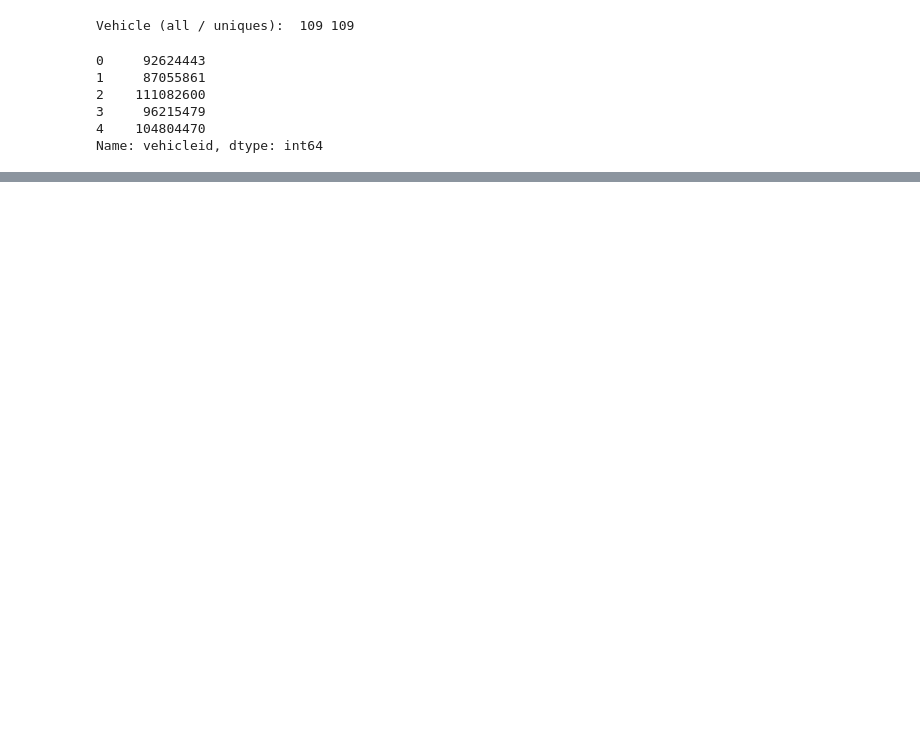
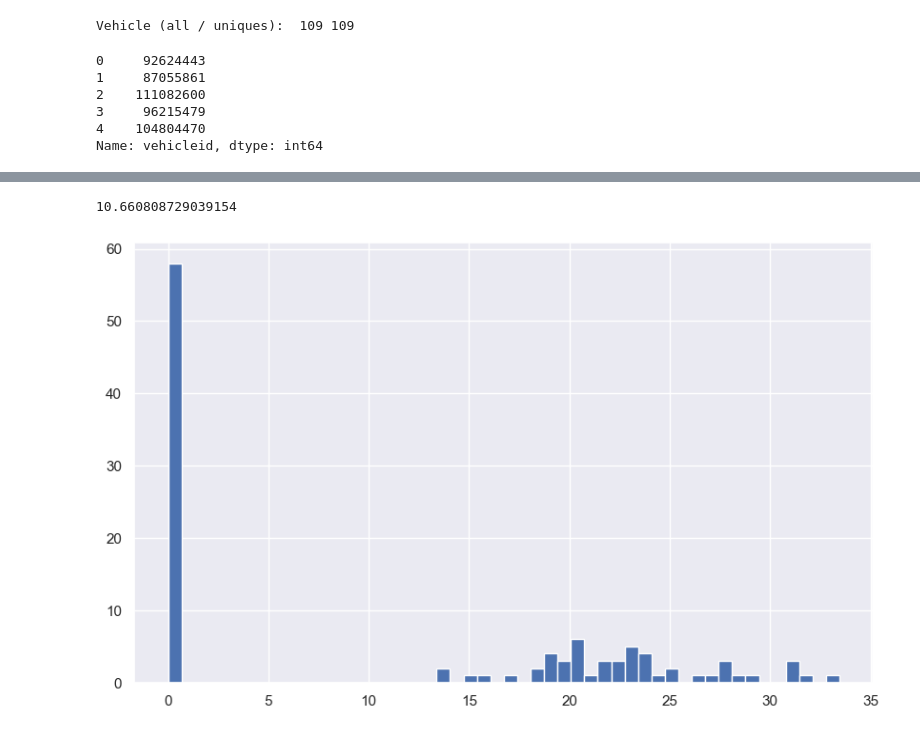
Before and after one commit to niclom12/hackathon, a Jupyter notebook: dataAnalysis/dataAnalysis.ipynb, the cells around one changed output, grey strips where cells are left out. Drawn from its saved outputs; the diff is of its cells as text; code cells hidden in the pictures; blank space fills up the shorter version.

```diff
--- a/dataAnalysis/dataAnalysis.ipynb
+++ b/dataAnalysis/dataAnalysis.ipynb
@@ -113,9 +115,10 @@ for x in vehicleid:
     try:
         car_data.append(pd.read_csv(f"{data_final_p}{x}.csv"))
     except:
+        car_data.append(pd.DataFrame())
         print(f"No file for : {x}.csv")
-print(car_data)
-car_data[0].head()
+print(len(car_data))
+car_data[0].info()
 # %% [output]
 No file for : 98951195.csv
 No file for : 140259212.csv
@@ -143,0 +157,22 @@ No file for : 257728155.csv
+# %%
+avg = []
+avgZero = []
+avgDiff = []
+for i in range(0, len(car_data)):#len(vehicleid)):
+    #print(car_data[i])
+    try:
+        t = car_data[i]
+        avg.append(t["speed"].mean())
+        avgZero.append(t[t["speed"] != 0]["speed"].mean())
+        avgDiff.append((t['speed'] - t['road_speed']).mean())
+    except:
+        avg.append(0)
+        avgZero.append(0)
+        avgDiff.append(0)
+        #
+
+#print(t["speed"].mean())
+data_claims["avg_speed"] = avg[0:109]
+data_claims["avg_speed_nonzero"] = avgZero[0:109]
+data_claims["avg_speed_diff"] = avgDiff[0:109]
+print(data_claims.head(100))
@@ -143,0 +197,6 @@ No file for : 257728155.csv
+# %%
+plt.hist(data_claims.avg_speed, bins=50)
+print(data_claims.avg_speed.mean())
+# %% [output]
+10.660808729039154
+[figure, added]
```
Also changed, not shown: parts of 13 cells of this notebook.
